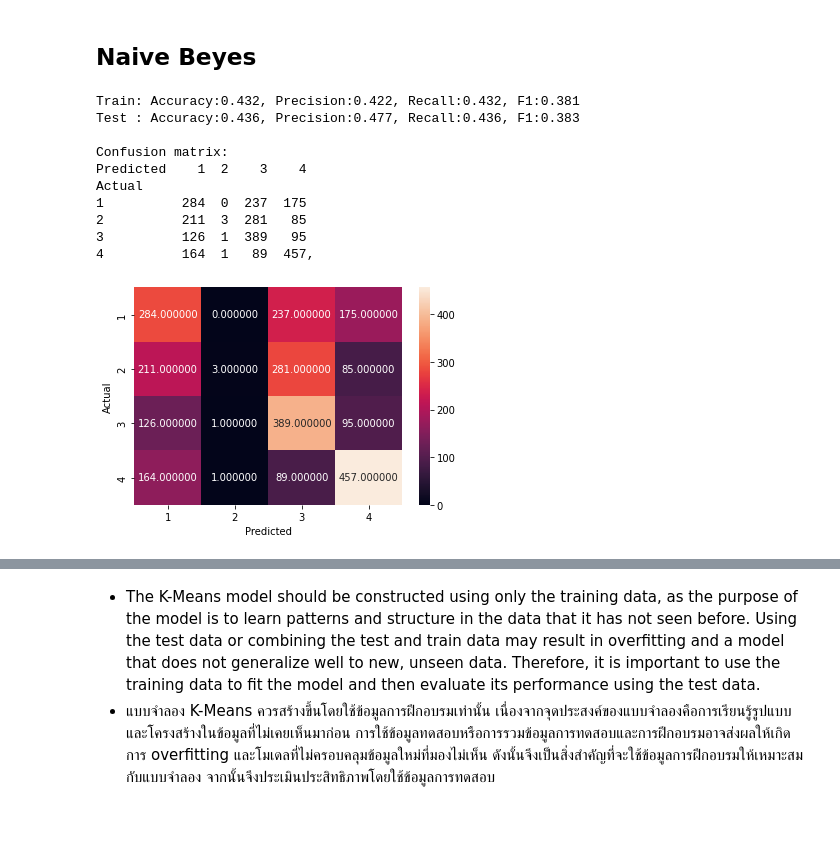
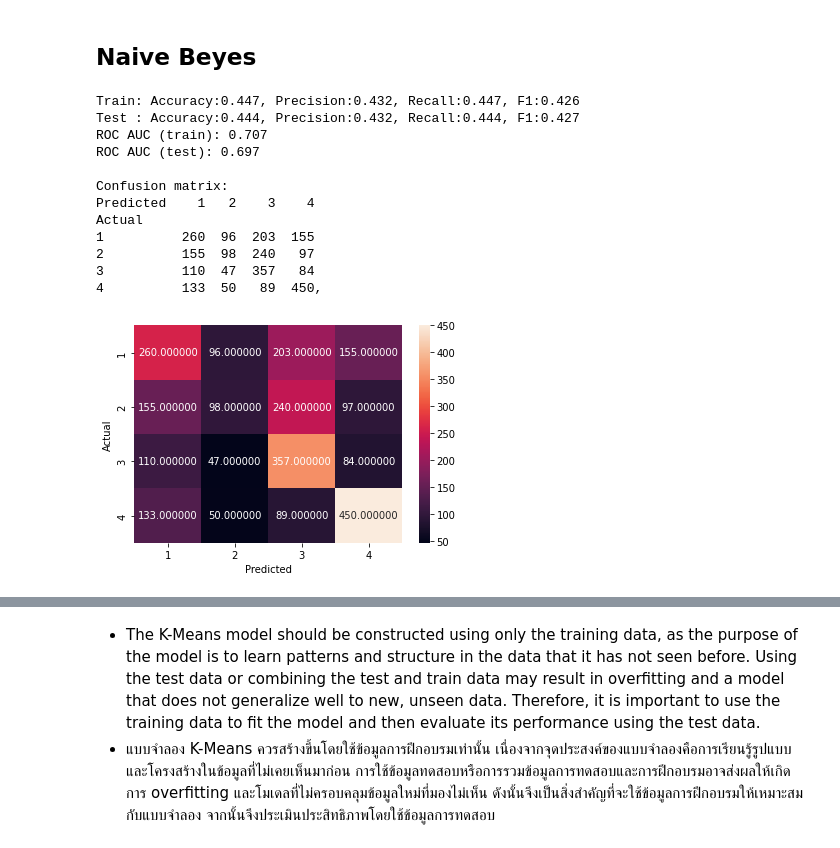
Before and after one commit to Supansapkb/bsc_dpdm22, a Jupyter notebook: project.ipynb, the cells around one changed output, grey strips where cells are left out. Drawn from its saved outputs; the diff is of its cells as text; code cells hidden in the pictures; blank space fills up the shorter version.

```diff
--- a/project.ipynb
+++ b/project.ipynb
@@ -55,7 +54,7 @@ Drive already mounted at /content/drive; to attempt to forcibly remount, call dr
 data_train = pd.read_csv('/content/drive/MyDrive/bsc_dpdm22/Train.csv', sep=',')
 data_test = pd.read_csv('/content/drive/MyDrive/bsc_dpdm22/Test.csv', sep=',')
 data_t = pd.concat([data_train, data_test])
-
+data_t = data_t.drop('Var_1', axis=1)
 data_t.head(5)
 # %% [output]
 |  | ID | Gender | Ever_Married | Age | Graduated | Profession | Work_Experience | Spending_Score | ... |
@@ -129,7 +127,6 @@ data_t["Ever_Married"].fillna("No", inplace=True)
 data_t["Graduated"].fillna("No", inplace=True)
 data_t.dropna(subset=["Profession"], inplace=True)
 data_t["Family_Size"].fillna(data_t["Family_Size"].mean(), inplace=True)
-data_t.dropna(subset=["Var_1"], inplace=True)
 data_t["Work_Experience"].replace(0, np.nan, inplace=True)
 data_t["Work_Experience"].fillna(data_t["Work_Experience"].sum() / data_t["Age"].sum() * data_t["Age"], inplace=True)
 data_t["Work_Experience_to_Age_Ratio"].replace(0, np.nan, inplace=True)
@@ -144,7 +141,6 @@ data_t = pd.concat([data_t, pd.get_dummies(data_t["Ever_Married"], prefix="Ever_
 data_t = pd.concat([data_t, pd.get_dummies(data_t["Graduated"], prefix="Graduated")], axis=1)
 data_t = pd.concat([data_t, pd.get_dummies(data_t["Profession"], prefix="Profession")], axis=1)
 data_t["Spending_Score_Level"] = data_t["Spending_Score"].apply(lambda x: ["Low", "Average", "High"].index(x))+1 #Label encoding
-data_t = pd.concat([data_t, pd.get_dummies(data_t["Var_1"], prefix="Var_1")], axis=1)
 #target variable for the ML model (label encoding)
 data_t["Segmentation_Level"] = data_t["Segmentation"].apply(lambda x: ["A", "B", "C", "D"].index(x))+1 #Label encoding
 #target variable for the DL model (one-hot encoding)
@@ -202,43 +259,58 @@ X_train_dl, X_test_dl, y_train_dl, y_test_dl = train_test_split(X_scaled, y_dl,
 ## Naive Beyes
 # %%
 #Creating a Naive Bayes model and checking its Metrics
-from sklearn import naive_bayes
-from sklearn.metrics import accuracy_score, precision_score, recall_score, f1_score
+from sklearn.naive_bayes import GaussianNB
+from sklearn.metrics import accuracy_score, precision_score, recall_score, f1_score, roc_auc_score
+import pandas as pd
+import seaborn as sns
 
-#Fitting to the model
-model_nb = naive_bayes.MultinomialNB().fit(X_train, y_train)
+# Fitting to the model
+model_nb = GaussianNB().fit(X_train, y_train)
 
-#Getting the predictions & Metrics
+# Getting the predictions and metrics
 y_preds_train = model_nb.predict(X_train)
 y_preds_test = model_nb.predict(X_test)
 accuracy_train = accuracy_score(y_train, y_preds_train)
 accuracy_test = accuracy_score(y_test, y_preds_test)
 precision_train = precision_score(y_train, y_preds_train, average="weighted")
 precision_test = precision_score(y_test, y_preds_test, average="weighted")
 recall_train = recall_score(y_train, y_preds_train, average="weighted")
 recall_test = recall_score(y_test, y_preds_test, average="weighted")
 f1_train = f1_score(y_train, y_preds_train, average="weighted")
 f1_test = f1_score(y_test, y_preds_test, average="weighted")
+
+# Getting predicted probabilities and ROC AUC score
+y_pred_proba_train = model_nb.predict_proba(X_train)
+y_pred_proba_test = model_nb.predict_proba(X_test)
+roc_auc_train = roc_auc_score(y_train, y_pred_proba_train, multi_class='ovr')
+roc_auc_test = roc_auc_score(y_test, y_pred_proba_test, multi_class='ovr')
+
+# Printing the metrics and overall model performance
 print("Train: Accuracy:{0:,.3f}, Precision:{1:,.3f}, Recall:{2:,.3f}, F1:{3:,.3f}".format(accuracy_train, precision_train, recall_train, f1_train))
 print("Test : Accuracy:{0:,.3f}, Precision:{1:,.3f}, Recall:{2:,.3f}, F1:{3:,.3f}".format(accuracy_test, precision_test, recall_test, f1_test))
+print("ROC AUC (train): {:.3f}".format(roc_auc_train))
+print("ROC AUC (test): {:.3f}".format(roc_auc_test))
+
+# Confusion Matrix
 print("\nConfusion matrix:")
 confusion_matrix = pd.crosstab(y_test, y_preds_test, rownames=["Actual"], colnames=["Predicted"])
 print(f"{confusion_matrix}, \n")
 sns.heatmap(confusion_matrix, annot=True, fmt='0f')
 
-#Visualizing y_pred in the dataset
+# Visualizing y_pred in the dataset
 y_preds_all = model_nb.predict(X_scaled)
 data_t["Segmentation_Level_predicted"] = y_preds_all
-data_t.to_excel("model_nb.xlsx")
 # %% [output]
-Train: Accuracy:0.432, Precision:0.422, Recall:0.432, F1:0.381
-Test : Accuracy:0.436, Precision:0.477, Recall:0.436, F1:0.383
+Train: Accuracy:0.447, Precision:0.432, Recall:0.447, F1:0.426
+Test : Accuracy:0.444, Precision:0.432, Recall:0.444, F1:0.427
+ROC AUC (train): 0.707
+ROC AUC (test): 0.697
 
 Confusion matrix:
-Predicted    1  2    3    4
+Predicted    1   2    3    4
 Actual
-1          284  0  237  175
-2          211  3  281   85
-3          126  1  389   95
-4          164  1   89  457,
+1          260  96  203  155
+2          155  98  240   97
+3          110  47  357   84
+4          133  50   89  450,
-[figure, old version]
+[figure, new version]
```
Also changed, not shown: parts of 11 cells of this notebook.
